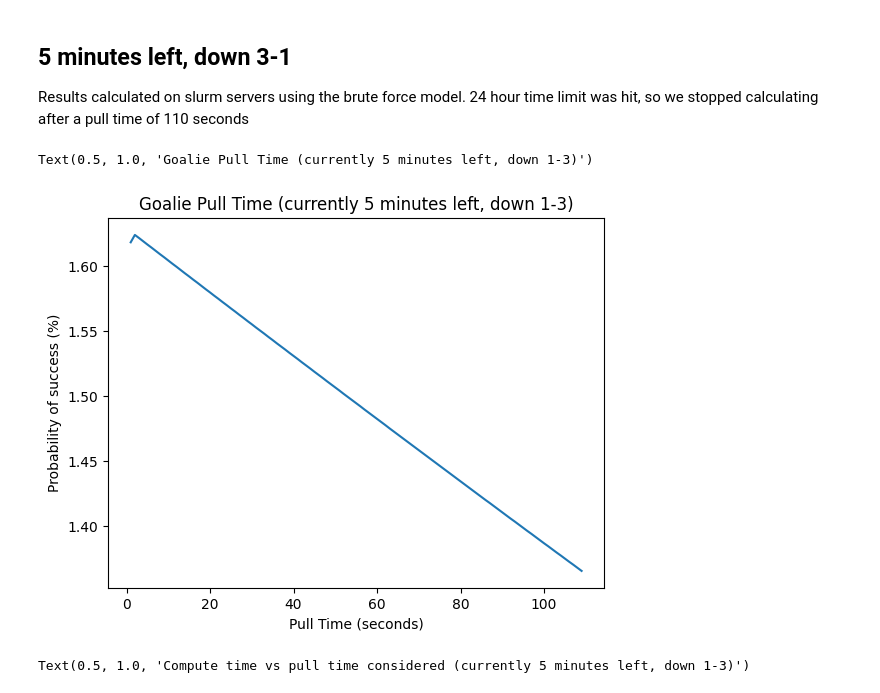
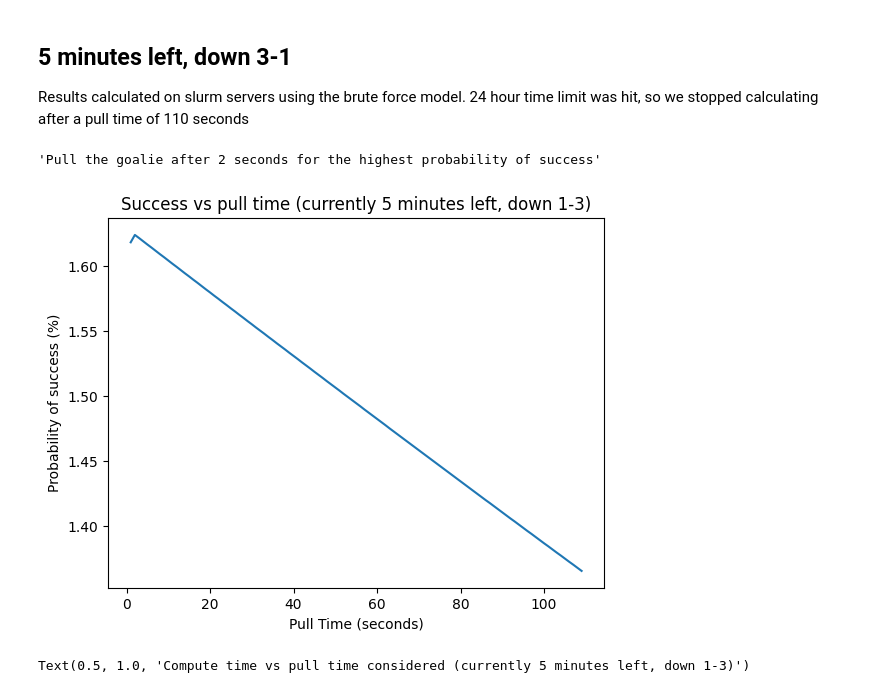
Before and after one commit to ryan-moreno/CS524-project, a Jupyter notebook: optimization/visualize_results.ipynb, the cells around one changed output. Drawn from its saved outputs; the diff is of its cells as text; code cells hidden in the pictures.

```diff
--- a/optimization/visualize_results.ipynb
+++ b/optimization/visualize_results.ipynb
@@ -8,20 +8,25 @@ Results calculated on slurm servers using the brute force model. 24 hour time li
 # %%
 decisions_df = pkl.load(
     open(
         "results/partial_results_5min_1to3_brute_force.pkl",
         "rb",
     )
 )
 
 # Plot pull time vs probability of success
 plt.plot(decisions_df["pull_time"], decisions_df["prob_success"])
 # label x axis
 plt.xlabel("Pull Time (seconds)")
 plt.ylabel("Probability of success (%)")
 plt.title("Success vs pull time (currently 5 minutes left, down 1-3)")
+
+# Find the pull time with the highest probability
+max_prob = decisions_df["prob_success"].max()
+best_pull_time = decisions_df[decisions_df["prob_success"] == max_prob]["pull_time"].values[0]
+display(f"Pull the goalie after {best_pull_time} seconds for the highest probability of success")
 # %% [output]
-Text(0.5, 1.0, 'Goalie Pull Time (currently 5 minutes left, down 1-3)')
+'Pull the goalie after 2 seconds for the highest probability of success'
-[figure, old version]
+[figure, new version]
 # %%
 # Plot compute time for each decision
 plt.plot(decisions_df["pull_time"], decisions_df["compute_time"])
```
Also changed, not shown: parts of 7 cells of this notebook, 2 other files.
